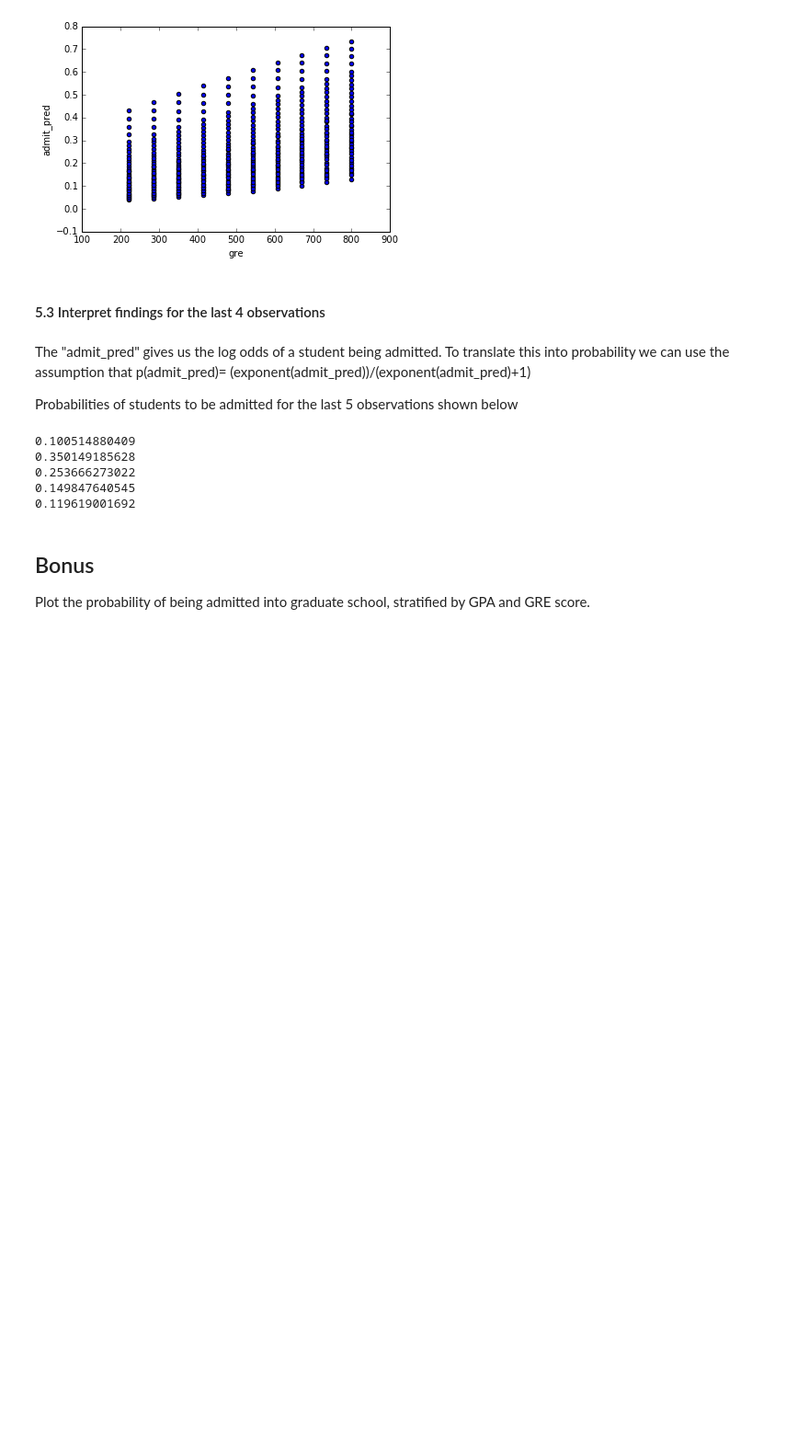
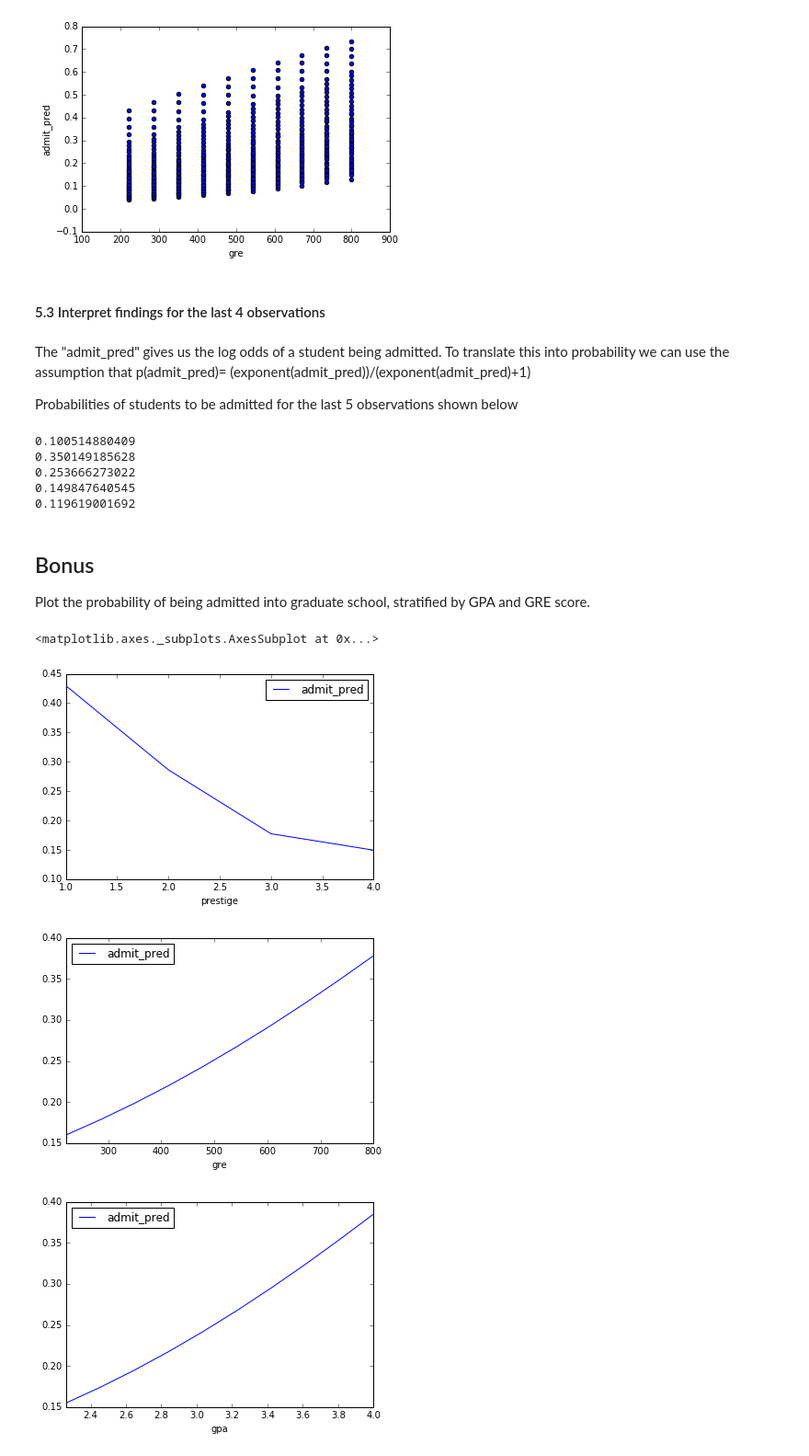
Before and after one commit to amenos/ds-sf-29, a Jupyter notebook: projects/unit-projects/project-3/starter-code/Joel Project 3.ipynb, the cells around one changed output. Shown at 92% size. Saved outputs shown, nothing was run; the diff lists cells and outputs as text; code cells hidden in the pictures; blank space fills up the shorter version.

```diff
--- a/projects/unit-projects/project-3/starter-code/Joel Project 3.ipynb
+++ b/projects/unit-projects/project-3/starter-code/Joel Project 3.ipynb
@@ -321,7 +318,7 @@ dummy_prestige = pd.get_dummies(combos['prestige'],prefix='prestige')
 dummy_prestige.columns = ['prestige_1.0','prestige_2.0','prestige_3.0','prestige_4.0']
 #create clean final dataframe
 cols_to_keep = ['gre','gpa','prestige','intercept']
-combos = combos[cols_to_keep].join(dummy_prestige.ix[:,'prestige_2.0':])
+combos = combos[cols_to_keep].join(dummy_prestige)
 # %% [markdown]
 #### 5.2 Make predictions on the enumerated dataset
 # %%
@@ -371,3 +368,13 @@ p_from_logit(x=0.368608)
 ## Bonus
 
 Plot the probability of being admitted into graduate school, stratified by GPA and GRE score.
+# %%
+
+pd.pivot_table(combos, values=['admit_pred'], index=['prestige'],aggfunc=np.mean).plot()
+pd.pivot_table(combos, values=['admit_pred'], index=['gre'],aggfunc=np.mean).plot()
+pd.pivot_table(combos, values=['admit_pred'], index=['gpa'],aggfunc=np.mean).plot()
+# %% [output]
+<matplotlib.axes._subplots.AxesSubplot at 0x...>
+[figure, added]
+[figure, added]
+[figure, added]
```
Also changed, not shown: parts of 4 cells of this notebook, 6 other files.
